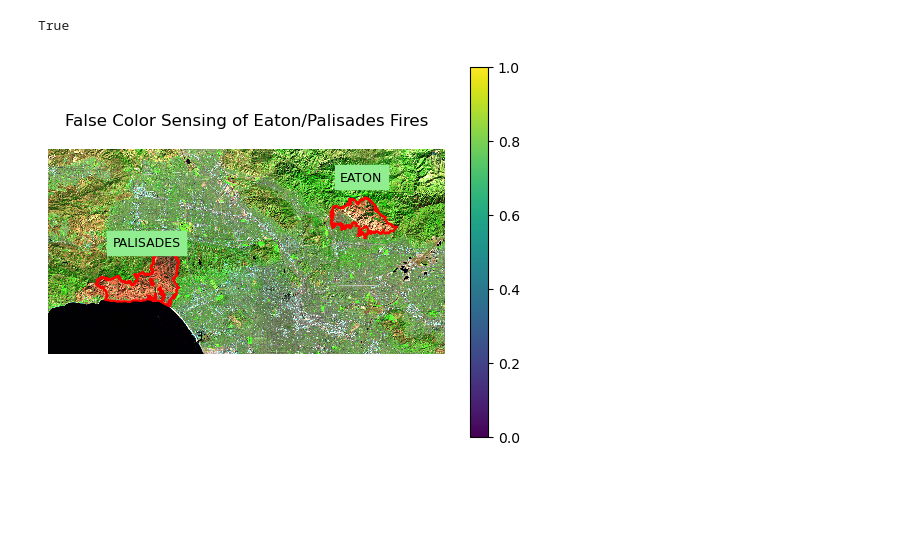
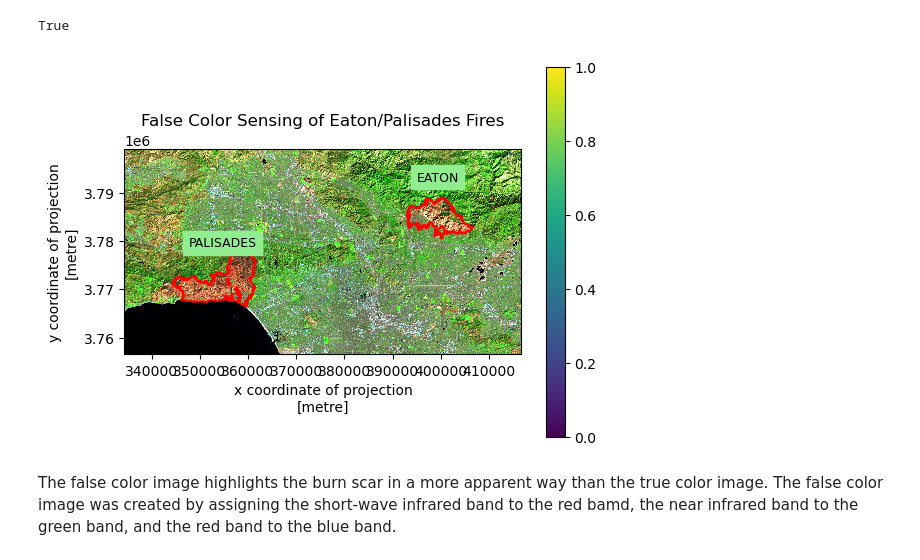
Before and after one commit to sacobjloan/eds220-hwk4, a Jupyter notebook: hwk4-task2-false-color-sloan.ipynb, the cells around one changed output. Cells and saved outputs as stored; diff of their text form; code cells hidden in the pictures; blank space fills up the shorter version.

```diff
--- a/hwk4-task2-false-color-sloan.ipynb
+++ b/hwk4-task2-false-color-sloan.ipynb
@@ -171,20 +180,22 @@ True
 # %%
 # Mapping
 fig, ax = plt.subplots()
-ax.axis('off')
+# ax.axis('off')
 
 landsat_geo[['swir22','nir08','red']].to_dataarray().plot.imshow(
     robust = True,
     ax = ax,
     )
 
 plt.colorbar(landsat_geo[['swir22','nir08','red']].to_dataarray().plot.imshow(robust = True), ax = ax)
 
 perimeters.boundary.plot(ax = ax, color = 'red')
 
 ax.set_title('False Color Sensing of Eaton/Palisades Fires')
 
 for n,name in zip(range(0,2),perimeters['FIRE_NAME']):
     ax.text(perimeters.centroid.iloc[n].x ,perimeters.centroid.iloc[n].y + 7500, name, fontsize = 9, color = 'black', ha = 'center', backgroundcolor = 'lightgreen')
 # %% [output]
-[figure, old version]
+[figure, new version]
+# %% [markdown]
+The false color image highlights the burn scar in a more apparent way than the true color image. The false color image was created by assigning the short-wave infrared band to the red bamd, the near infrared band to the green band, and the red band to the blue band.
```
Also changed, not shown: parts of 2 cells of this notebook.
